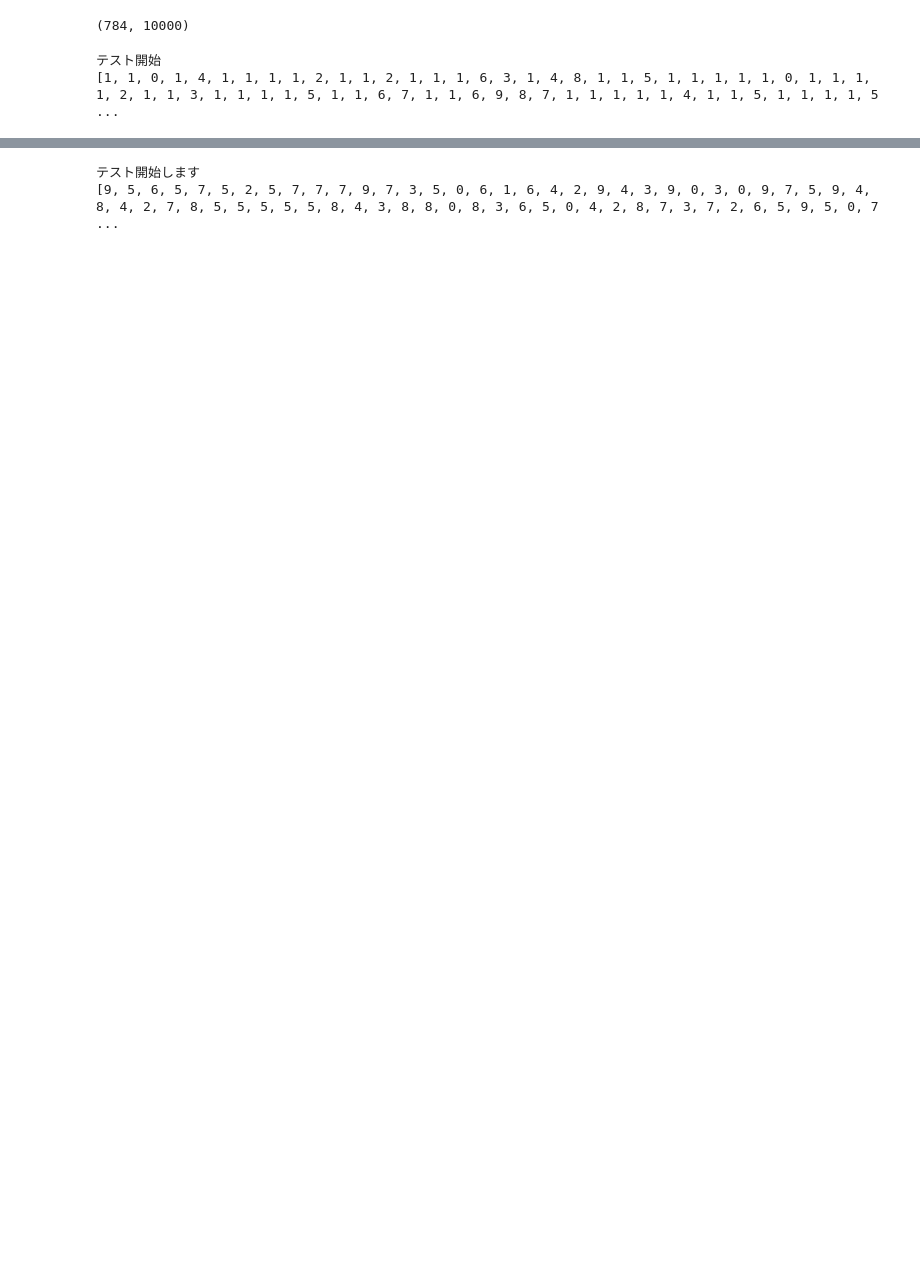
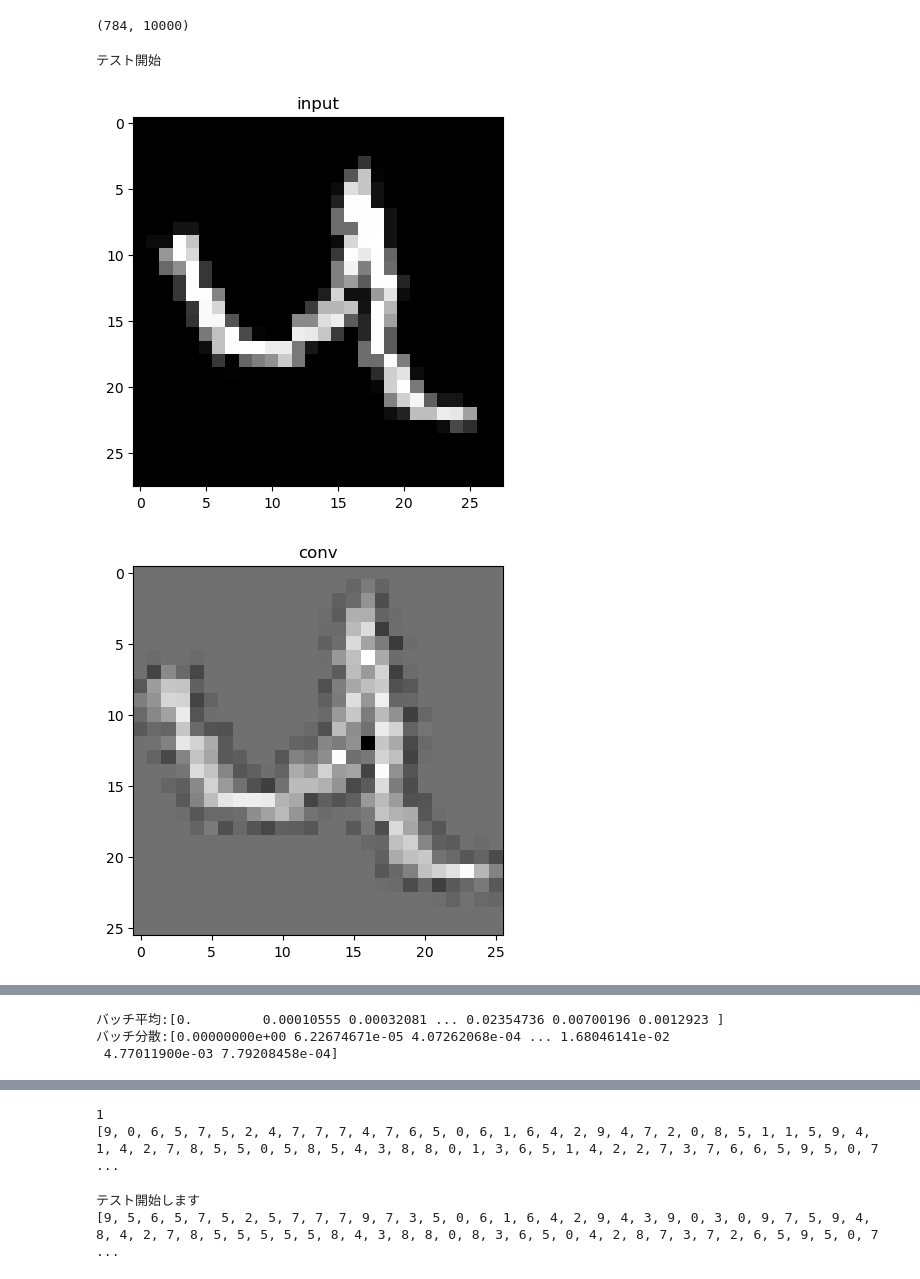
Before and after one commit to mst923/cnn_contest, a Jupyter notebook: mnist_test.ipynb, the cells around one changed output, grey strips where cells are left out. Saved outputs shown, nothing was run; the diff lists cells and outputs as text; code cells hidden in the pictures; blank space fills up the shorter version.

```diff
--- a/mnist_test.ipynb
+++ b/mnist_test.ipynb
@@ -597,48 +733,82 @@ print(final_data2.shape)
 (784, 10000)
 # %%
 #Mnistコンテスト本番ファイル（テスト用）
+# mnist_contest(test_data, W, b, filter_matrix, bias):
 #入力のテストデータはこの時点でbatch*ch*dx*dyの形状にしておく
-def mnist_contest(test_data, W, b, gamma, beta, filter_matrix, bias, mean, var):
-    epsilon = 1.0e-10
+n = 28#バッチの番号
+i = 6 #フィルターの番号
+def mnist_contest(test_data, W, b, filter_matrix, bias, gamma, beta, mean, var):
+    epsilon = 1.0e-7
     batch, ch, dx, dy = test_data.shape
     #正規化
     test_data = test_data/255
     #入力層
     input_layer = InputLayer(test_data)
+    plt.imshow(input_layer.output()[n][0], cmap=cm.gray)
+    plt.title('input')
+    plt.show()
     #畳み込み層
-    convolution_layer = ConvolutionLayer(input_layer.output(), filter_matrix, bias, batch, R, s)
+    convolution_layer = ConvolutionLayer(input_layer.output(), filter_matrix, bias, batch, R, s, pad)
+    convout = np.array(np.split(convolution_layer.output(), batch, axis=1))
+    convout = convout[n][i].reshape(26, 26)
+    plt.imshow(convout, cmap=cm.gray)
+    plt.title('conv')
+    plt.show()
     #活性化1
     activate_layer1 = MiddleLayer(convolution_layer.output(), relu)
+    act1 = np.array(np.split(activate_layer1.output(), batch, axis=1))
+    act1 = act1[n][i].reshape(26, 26)
+    plt.imshow(act1, cmap=cm.gray)
+    plt.title('relu1')
+    plt.show()
     #プーリング
     pooling_layer=PoolingLayer(activate_layer1.output(),batch,R_pool,s_pool)
     #行列に整形、正規化
+    #不偏分散を考える
+    var = (100/99)*var
     preaffine = pooling_layer.output().reshape(batch, -1).T
+    row_means = np.mean(preaffine, axis=1)
+    # mean_mean += row_means
+    row_variances = np.var(preaffine, axis=1)
+    print("バッチ平均:" + str(row_means))
+    print("バッチ分散:" + str(row_variances))
     e1 = (gamma / np.sqrt(var + epsilon))[:,np.newaxis] * preaffine
     e2 = beta - gamma * mean / np.sqrt(var + epsilon)
     normalized_output = e1 + e2[:,np.newaxis]
-    #活性化2
+    norm = normalized_output.T[n][13*13*i:13*13*(i+1)].reshape(13, 13)
+    plt.imshow(norm, cmap=cm.gray)
+    plt.title('batch normalize')
+    plt.show()
+    # #活性化2
     activate_layer2 = MiddleLayer(normalized_output, relu)
+    # act2 = MiddleLayer(norm, relu)
+    act2 = activate_layer2.output().T[n][13*13*i:13*13*(i+1)].reshape(13, 13)
+    plt.imshow(act2, cmap=cm.gray)
+    plt.title('relu2')
+    plt.show()
     #全結合
     connection_layer = ConnectionLayer(activate_layer2.output(), W, b)
     #ソフトマックス
     output_layer = OutputLayer(connection_layer.output(), softmax)
     # print("テスト正解率:" + str(calculate_similarity(np.argmax(output_layer.output(), axis=0).tolist(), answer_labels)))
+    print(np.argmax(output_layer.output(), axis=0).tolist()[n])
     print(np.argmax(output_layer.output(), axis=0).tolist())
     with open("predict.txt", "w") as file:
         for item in np.argmax(output_layer.output(), axis=0).tolist():
             file.write(str(item))
 
 W = np.load("/Users/mst923/OneDrive - Kyoto University/3年後期/計算機科学実験4/画像処理/mnist_test/W.npy")
 b = np.load("/Users/mst923/OneDrive - Kyoto University/3年後期/計算機科学実験4/画像処理/mnist_test/b.npy")
 gamma = np.load("/Users/mst923/OneDrive - Kyoto University/3年後期/計算機科学実験4/画像処理/mnist_test/gamma.npy")
 beta = np.load("/Users/mst923/OneDrive - Kyoto University/3年後期/計算機科学実験4/画像処理/mnist_test/beta.npy")
 filter_init = np.load("/Users/mst923/OneDrive - Kyoto University/3年後期/計算機科学実験4/画像処理/mnist_test/filter_matrix.npy")
 bias = np.load("/Users/mst923/OneDrive - Kyoto University/3年後期/計算機科学実験4/画像処理/mnist_test/bias.npy")
 mean = np.load("/Users/mst923/OneDrive - Kyoto University/3年後期/計算機科学実験4/画像処理/mnist_test/test_mean.npy")
 var = np.load("/Users/mst923/OneDrive - Kyoto University/3年後期/計算機科学実験4/画像処理/mnist_test/test_var.npy")
 print("テスト開始")
 test_data = final_data
-mnist_contest(test_data, W, b, gamma, beta, filter_matrix, bias, mean, var)
+mnist_contest(test_data, W, b, filter_init,bias, gamma, beta, mean, var)
 # %% [output]
 テスト開始
-[1, 1, 0, 1, 4, 1, 1, 1, 1, 2, 1, 1, 2, 1, 1, 1, 6, 3, 1, 4, 8, 1, 1, 5, 1, 1, 1, 1, 1, 0, 1, 1, 1, 1, 2, 1, 1, 3, 1, 1, 1, 1, 5, 1, 1, 6, 7, 1, 1, 6, 9, 8, 7, 1, 1, 1, 1, 1, 4, 1, 1, 5, 1, 1, 1, 1, 5 ...
+[figure, added]
+[figure, added]
@@ -644,0 +816,3 @@ mnist_contest(test_data, W, b, gamma, beta, filter_matrix, bias, mean, var)
+バッチ平均:[0.         0.00010555 0.00032081 ... 0.02354736 0.00700196 0.0012923 ]
+バッチ分散:[0.00000000e+00 6.22674671e-05 4.07262068e-04 ... 1.68046141e-02
+ 4.77011900e-03 7.79208458e-04]
@@ -645,3 +821,5 @@ mnist_contest(test_data, W, b, gamma, beta, filter_matrix, bias, mean, var)
+1
+[9, 0, 6, 5, 7, 5, 2, 4, 7, 7, 7, 4, 7, 6, 5, 0, 6, 1, 6, 4, 2, 9, 4, 7, 2, 0, 8, 5, 1, 1, 5, 9, 4, 1, 4, 2, 7, 8, 5, 5, 0, 5, 8, 5, 4, 3, 8, 8, 0, 1, 3, 6, 5, 1, 4, 2, 2, 7, 3, 7, 6, 6, 5, 9, 5, 0, 7 ...
 # %%
 #Mnistコンテスト、畳み込みなし
 # 学習モデルは3NN、バッチ正規化を全結合層1と中間層の間で行う。
```
Also changed, not shown: parts of 4 cells of this notebook, 14 other files.
